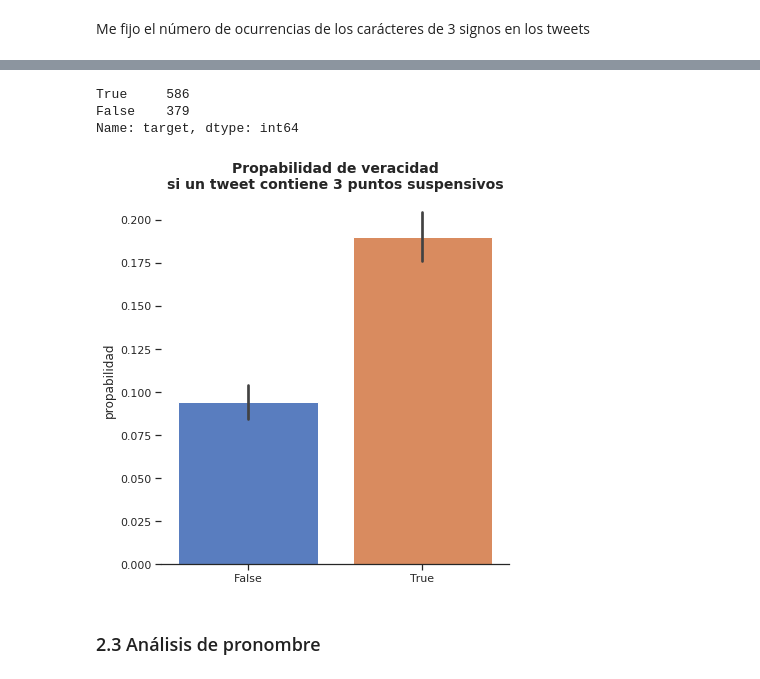
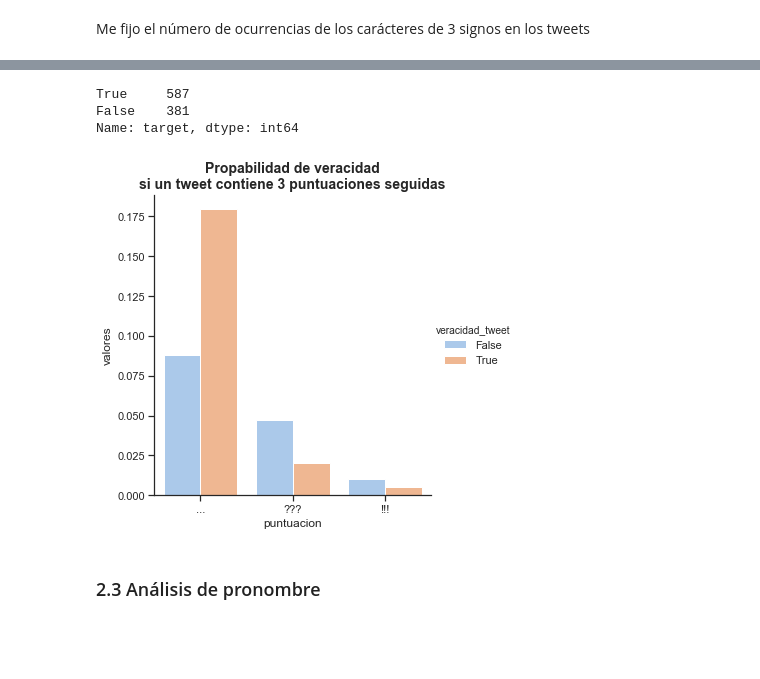
Before and after one commit to anichucai/7506-Datos-tp1, a Jupyter notebook: Informe.ipynb, the cells around one changed output, grey strips where cells are left out. Saved outputs shown, nothing was run; the diff lists cells and outputs as text; code cells hidden in the pictures; blank space fills up the shorter version.

```diff
--- a/Informe.ipynb
+++ b/Informe.ipynb
@@ -481,6 +512,22 @@ def cant_puntos_suspensivos_tw(tweet):
         if "..." in w:
             cant+=1
     return cant
+
+def cant_signos_de_pregunta_tw(tweet):
+    cant = 0
+    for w in tweet.split():
+        w = w.lower()
+        if "???" in w:
+            cant+=1
+    return cant
+
+def cant_signos_de_exclamacion_tw(tweet):
+    cant = 0
+    for w in tweet.split():
+        w = w.lower()
+        if "!!!" in w:
+            cant+=1
+    return cant
 # %%
 # Creo un dataframe para los caracteres
 df_caracteres = palabras[["text",'target']].copy() #uso df palabras xq no tiene links
@@ -492,6 +539,8 @@ df_caracteres["puntuacion"] = df_caracteres['text'].apply(lambda x: puntuacion_d
 df_caracteres["punctx3"] = df_caracteres['text'].apply(lambda x: tres_punct_de_tw(x))
 df_caracteres["cant_punctx3"] = df_caracteres['punctx3'].apply(lambda x: len(x.split(" ")))
 df_caracteres["cant..."] = df_caracteres['text'].apply(lambda x: cant_puntos_suspensivos_tw(x))
+df_caracteres["cant???"] = df_caracteres['text'].apply(lambda x: cant_signos_de_pregunta_tw(x))
+df_caracteres["cant!!!"] = df_caracteres['text'].apply(lambda x: cant_signos_de_exclamacion_tw(x))
 df_caracteres["tiene_punt"] = df_caracteres['puntuacion'].apply(lambda x: x!="")
 # %%
 # Observo que no hay muchos emojis
@@ -652,19 +701,30 @@ plt.show()
 # %%
-    df_caracteres[df_caracteres['cant...']!=0]['target'].value_counts()
+df_caracteres[df_caracteres['cant...']!=0]['target'].value_counts()
 # %% [output]
-True     586
-False    379
+True     587
+False    381
 Name: target, dtype: int64
+# %%
+data_caracteres= df_caracteres.loc[:,['target','cant...','cant???','cant!!!']]
+data_caracteres['cant...'] =df_caracteres['cant...']!=0
+data_caracteres['cant???'] =df_caracteres['cant???']!=0
+data_caracteres['cant!!!'] =df_caracteres['cant!!!']!=0
+data_caracteres.columns=['target','...','???','!!!']
+data_caracteres= data_caracteres.groupby('target').agg({'...':'sum','???':'sum','!!!':'sum'})
+data_caracteres = data_caracteres.stack().to_frame().reset_index()
+data_caracteres.columns= ['veracidad_tweet','puntuacion','valores']
+# %%
+data_caracteres['valores_1'] = (data_caracteres[data_caracteres['veracidad_tweet']==False]['valores']/4342)
+data_caracteres['valores_2'] = data_caracteres[data_caracteres['veracidad_tweet']==True]['valores']/3271
+data_caracteres = data_caracteres.fillna(0)
+data_caracteres['valores'] = data_caracteres['valores_1'] + data_caracteres['valores_2']
+data_caracteres = data_caracteres.loc[:,['veracidad_tweet','puntuacion','valores']]
 # %%
-g = sns.catplot(x="target", y="cant...", data=df_caracteres,
-                height=6, kind="bar", palette="muted")
-g.despine(left=True)
-g.set(ylabel='propabilidad', xlabel='')
-plt.title("Propabilidad de veracidad\nsi un tweet contiene 3 puntos suspensivos", loc='center', fontsize =14, fontweight = 'bold')
-
+g = sns.factorplot(x='puntuacion', y='valores', hue='veracidad_tweet', data=data_caracteres, kind='bar')
+plt.title('Propabilidad de veracidad\nsi un tweet contiene 3 puntuaciones seguidas',loc='center', fontsize =14, fontweight = 'bold')
 plt.show()
 # %% [output]
-[figure, old version]
+[figure, new version]
 # %% [markdown]
 ### 2.3 Análisis de pronombre
 # %%
```
Also changed, not shown: parts of 47 cells of this notebook.
